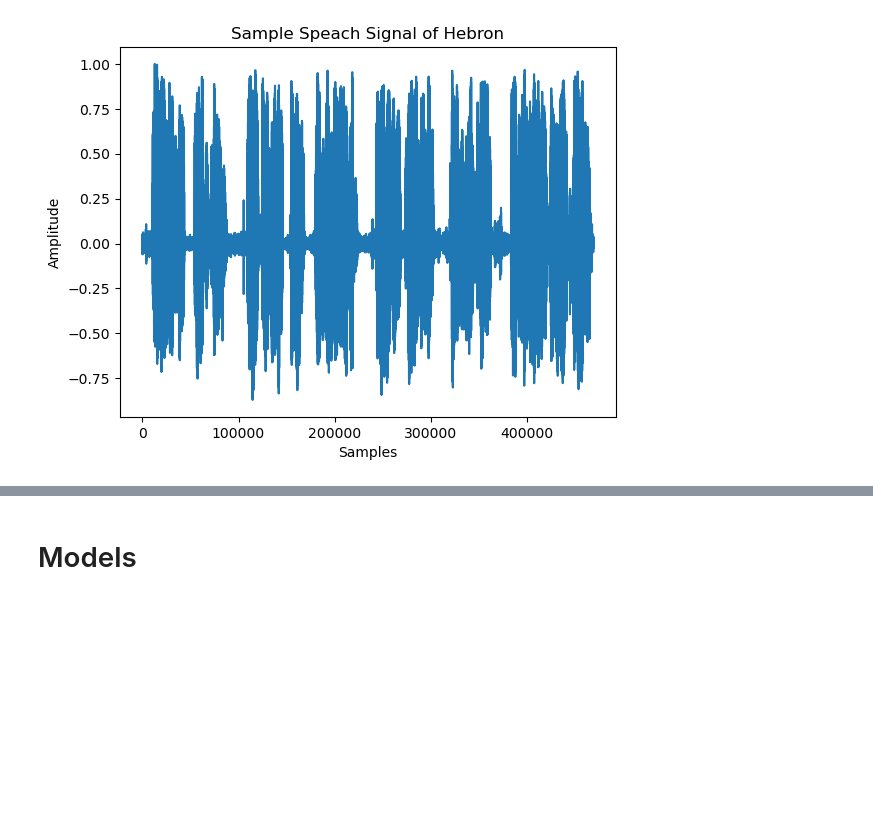
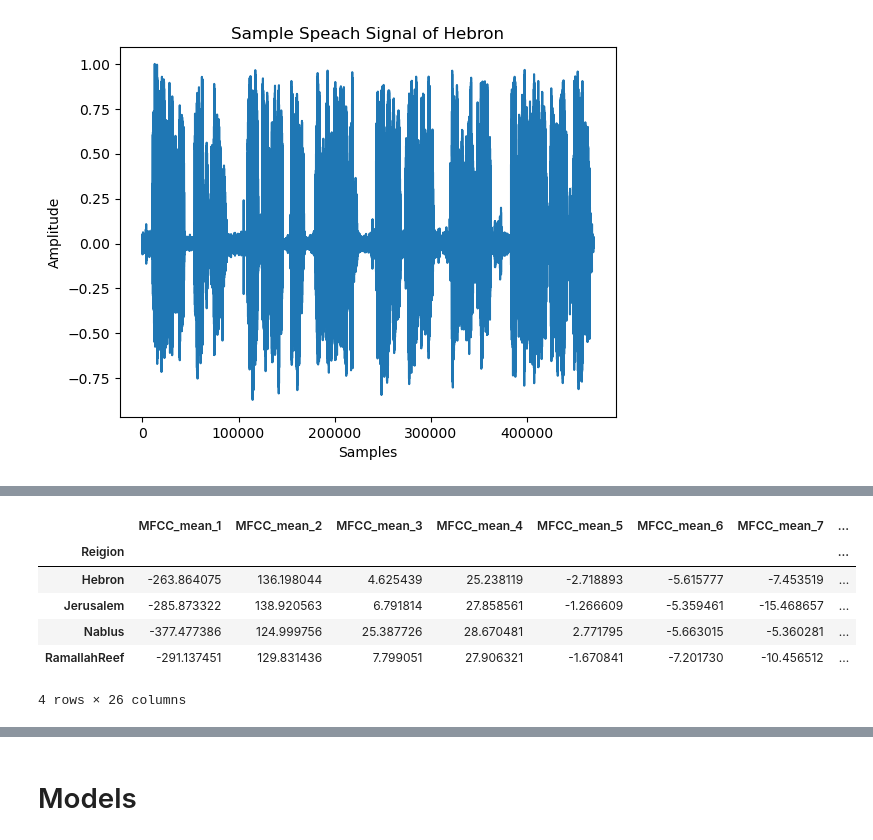
Before and after one commit to MahmoudKH02/Accent-Recognition_Model, a Jupyter notebook: Spoken_Project.ipynb, the cells around one changed output, grey strips where cells are left out. Cells and saved outputs as stored; diff of their text form; code cells hidden in the pictures; blank space fills up the shorter version.

```diff
--- a/Spoken_Project.ipynb
+++ b/Spoken_Project.ipynb
@@ -105,0 +135,10 @@ array([-275.8      ,  145.41255  ,   -3.2128282,   26.725151 ,
+# %%
+training_df.groupby("Reigion").mean()
+# %% [output]
+|  | MFCC_mean_1 | MFCC_mean_2 | MFCC_mean_3 | MFCC_mean_4 | MFCC_mean_5 | MFCC_mean_6 | MFCC_mean_7 | ... |
+| Reigion |  |  |  |  |  |  |  | ... |
+| Hebron | -263.864075 | 136.198044 | 4.625439 | 25.238119 | -2.718893 | -5.615777 | -7.453519 | ... |
+| Jerusalem | -285.873322 | 138.920563 | 6.791814 | 27.858561 | -1.266609 | -5.359461 | -15.468657 | ... |
+| Nablus | -377.477386 | 124.999756 | 25.387726 | 28.670481 | 2.771795 | -5.663015 | -5.360281 | ... |
+| RamallahReef | -291.137451 | 129.831436 | 7.799051 | 27.906321 | -1.670841 | -7.201730 | -10.456512 | ... |
+4 rows × 26 columns
```
Also changed, not shown: parts of 12 cells of this notebook.
